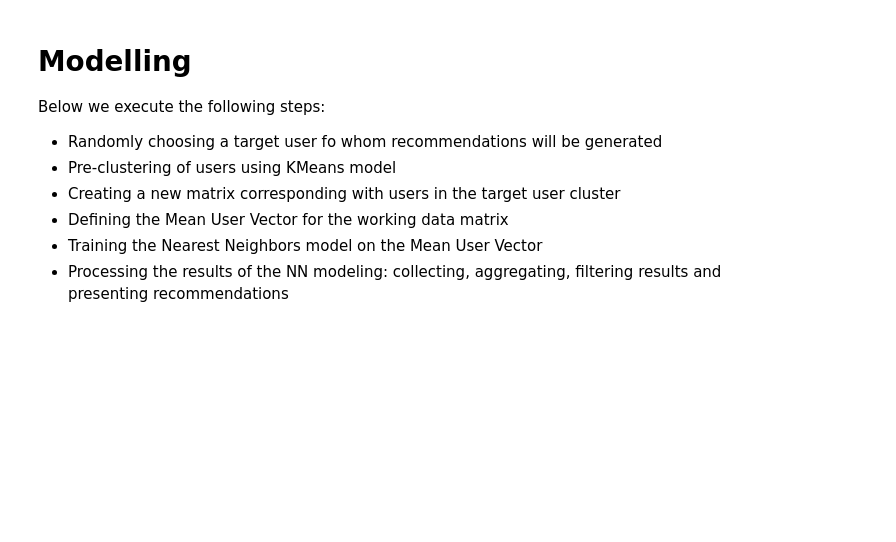
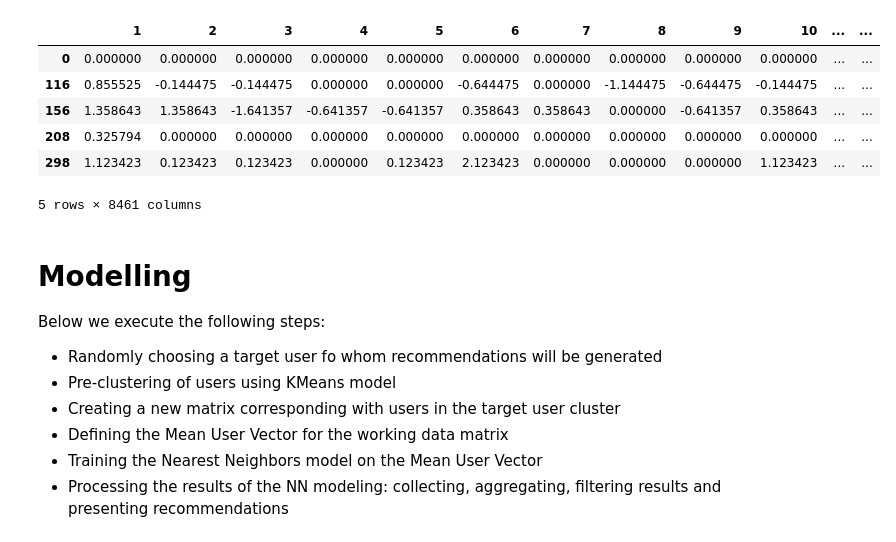
Before and after one commit to HamidSadEsf/movie_recommendation_ProjectCDS, a Jupyter notebook: colloborative_filtering_recommender.ipynb, the cells around one changed output. Saved outputs shown, nothing was run; the diff lists cells and outputs as text; code cells hidden in the pictures; blank space fills up the shorter version.

```diff
--- a/colloborative_filtering_recommender.ipynb
+++ b/colloborative_filtering_recommender.ipynb
@@ -71,3 +276,15 @@ save_npz("matrices/sparse_ratings.npz", csr_data)
+# %%
+# fillna(0) should come after scaling
+pivot_norm = pivot_norm_na.fillna(0)
+pivot_norm.head()
+# %% [output]
+|  | 1 | 2 | 3 | 4 | 5 | 6 | 7 | 8 | 9 | 10 | ... | ... |
+| 0 | 0.000000 | 0.000000 | 0.000000 | 0.000000 | 0.000000 | 0.000000 | 0.000000 | 0.000000 | 0.000000 | 0.000000 | ... | ... |
+| 116 | 0.855525 | -0.144475 | -0.144475 | 0.000000 | 0.000000 | -0.644475 | 0.000000 | -1.144475 | -0.644475 | -0.144475 | ... | ... |
+| 156 | 1.358643 | 1.358643 | -1.641357 | -0.641357 | -0.641357 | 0.358643 | 0.358643 | 0.000000 | -0.641357 | 0.358643 | ... | ... |
+| 208 | 0.325794 | 0.000000 | 0.000000 | 0.000000 | 0.000000 | 0.000000 | 0.000000 | 0.000000 | 0.000000 | 0.000000 | ... | ... |
+| 298 | 1.123423 | 0.123423 | 0.123423 | 0.000000 | 0.123423 | 2.123423 | 0.000000 | 0.000000 | 0.000000 | 1.123423 | ... | ... |
+5 rows × 8461 columns
 # %% [markdown]
 # Modelling
 Below we execute the following steps:
```
Also changed, not shown: parts of 60 cells of this notebook, 2 other files.
